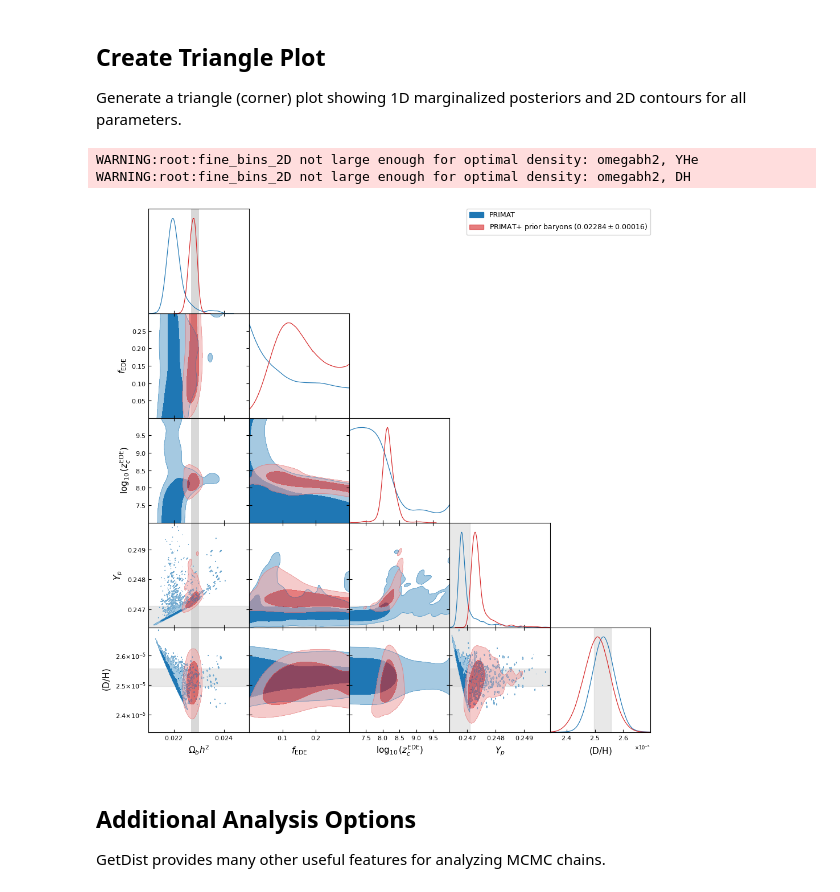
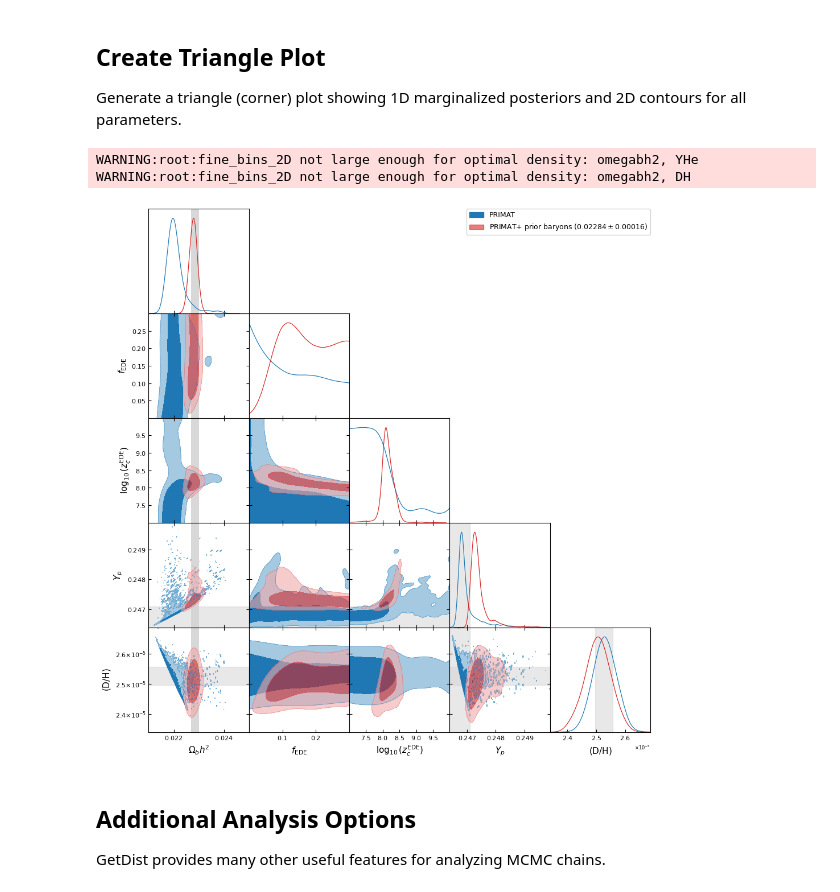
Before and after one commit to CyrilPitrou/primat_wrapper, a Jupyter notebook: pythontest/analyze_primat_EDE.ipynb, the cells around one changed output. Drawn from its saved outputs; the diff is of its cells as text; code cells hidden in the pictures.

```diff
--- a/pythontest/analyze_primat_EDE.ipynb
+++ b/pythontest/analyze_primat_EDE.ipynb
@@ -34,8 +34,9 @@ chains_dir = '../chains/'
 output_dir = '../plots/'
 
 #Name of chain
-chain_name1 = 'bbn_EDE'
-chain_name2 = 'bbn_priorb_EDE'
+postfix = '_wn0p5'
+chain_name1 = 'bbn_EDE'+postfix
+chain_name2 = 'bbn_priorb_EDE'+postfix
 #chain_name2 = 'bbn_cmb_EDE'
 
 
@@ -60,8 +61,8 @@ Looking for chains with prefix: /Users/pitrou/Cosmologie/cobaya/primat_wrapper/c
 
 GetDist will automatically find and load all chain files with the specified prefix.
 # %%
-samples1 = getdist.loadMCSamples(chain_path1, settings={'ignore_rows': 0.2})
-samples2 = getdist.loadMCSamples(chain_path2, settings={'ignore_rows': 0.2})
+samples1 = getdist.loadMCSamples(chain_path1, settings={'ignore_rows': 0.1})
+samples2 = getdist.loadMCSamples(chain_path2, settings={'ignore_rows': 0.1})
 
 print(f"Successfully loaded chains!")
 print(f"Number of samples: {samples1.numrows}")
@@ -142,35 +143,35 @@ if axes is not None:
                 # Restrict omegabh2 range on y-axis (i==0) and not the same as above (i!=j)
                 if i == 0 and j != 0:
                     ax.set_ylim(0.021, 0.025)
                     rect = patches.Rectangle((ax.get_xlim()[0], omegabh2_central-omegabh2_width/2), ax.get_xlim()[1]-ax.get_xlim()[0], omegabh2_width,
                                          linewidth=0, edgecolor=None, facecolor='gray', alpha=0.3, zorder=0)
                     ax.add_patch(rect)
                 # Always add both bands in YHe-DH and DH-YHe panels
                 if (param_names[i], param_names[j]) == ('YHe', 'DH') or (param_names[i], param_names[j]) == ('DH', 'YHe'):
                     ax.axvspan(YHe_central-YHe_width/2, YHe_central+YHe_width/2, color='lightgray', alpha=0.5, zorder=0)
                     ax.axhspan(DH_central-DH_width/2, DH_central+DH_width/2, color='lightgray', alpha=0.5, zorder=0)
                 # Add band for YHe constraint (vertical for 1D, horizontal for 2D)
                 elif param_names[i] == 'YHe':
                     if i == j:  # 1D marginal (diagonal)
                         ax.axvspan(YHe_central-YHe_width/2, YHe_central+YHe_width/2, color='lightgray', alpha=0.5, zorder=0)
                     else:  # 2D plot, YHe is y-axis
                         ax.axhspan(YHe_central-YHe_width/2, YHe_central+YHe_width/2, color='lightgray', alpha=0.5, zorder=0)
                 # Add band for DH constraint (vertical for 1D, horizontal for 2D)
                 elif param_names[i] == 'DH':
                     if i == j:  # 1D marginal (diagonal)
                         ax.axvspan(DH_central-DH_width/2, DH_central+DH_width/2, color='lightgray', alpha=0.5, zorder=0)
                     else:  # 2D plot, DH is y-axis
                         ax.axhspan(DH_central-DH_width/2, DH_central+DH_width/2, color='lightgray', alpha=0.5, zorder=0)
 
 # Display the plot
 #plt.suptitle(f'Triangle Plot: {os.path.basename(chain_name1)}', fontsize=11, y=0.995)
 plt.tight_layout()
 plt.show()
-g.export(output_dir + 'triangle_EDE.pdf')
+g.export(output_dir + 'triangle_EDE' + postfix + '.pdf')
 # %% [output]
 WARNING:root:fine_bins_2D not large enough for optimal density: omegabh2, YHe
 WARNING:root:fine_bins_2D not large enough for optimal density: omegabh2, DH
-[figure, old version]
+[figure, new version]
 # %% [markdown]
 ## Additional Analysis Options
 
```
Also changed, not shown: parts of 2 cells of this notebook, 3 other files.
